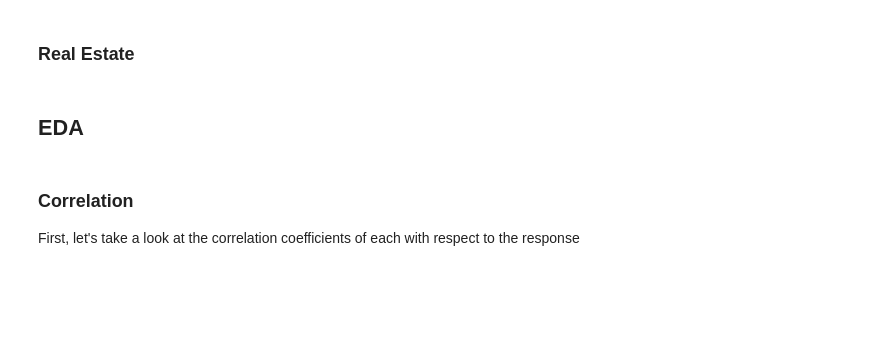
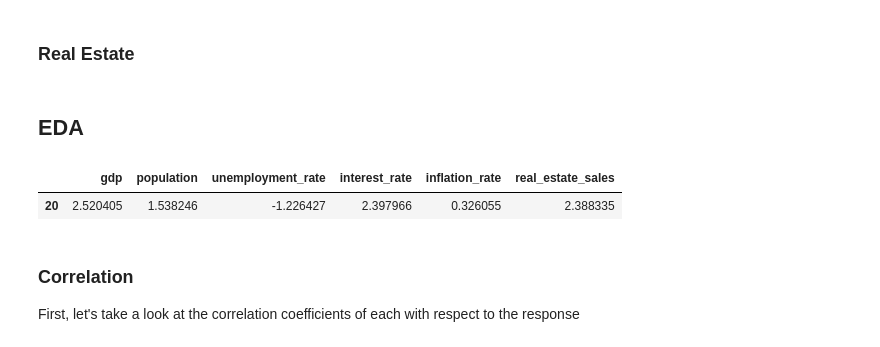
Before and after one commit to njd87/statarchive, a Jupyter notebook: christmas/EDA.ipynb, the cells around one changed output. Saved outputs shown, nothing was run; the diff lists cells and outputs as text; code cells hidden in the pictures; blank space fills up the shorter version.

```diff
--- a/christmas/EDA.ipynb
+++ b/christmas/EDA.ipynb
@@ -217,6 +217,11 @@ s_training = StandardScaler()
 df[features] = s_training.fit_transform(df[features])
 
 test_data[features] = s_training.transform(test_data[features])
+# %%
+test_data[features]
+# %% [output]
+|  | gdp | population | unemployment_rate | interest_rate | inflation_rate | real_estate_sales |
+| 20 | 2.520405 | 1.538246 | -1.226427 | 2.397966 | 0.326055 | 2.388335 |
 # %%
 # we also want to scale the target variable, but we will do so manually
 # so that we can unscale it later
```
Also changed, not shown: 4 other files.
